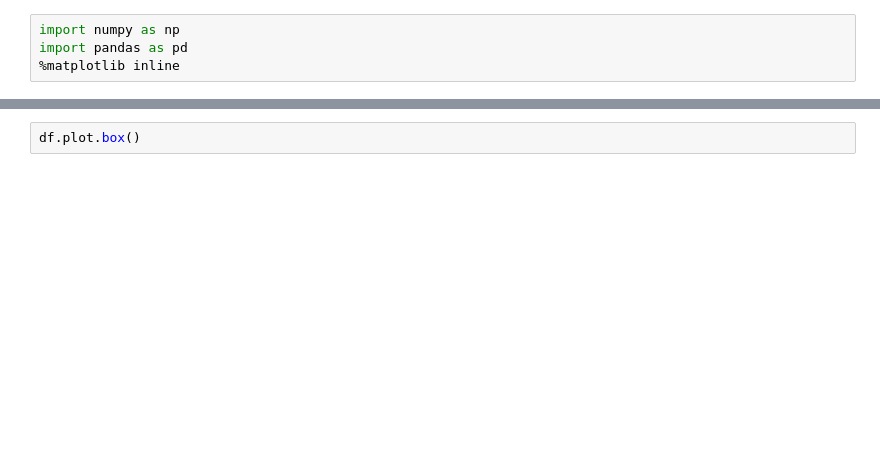
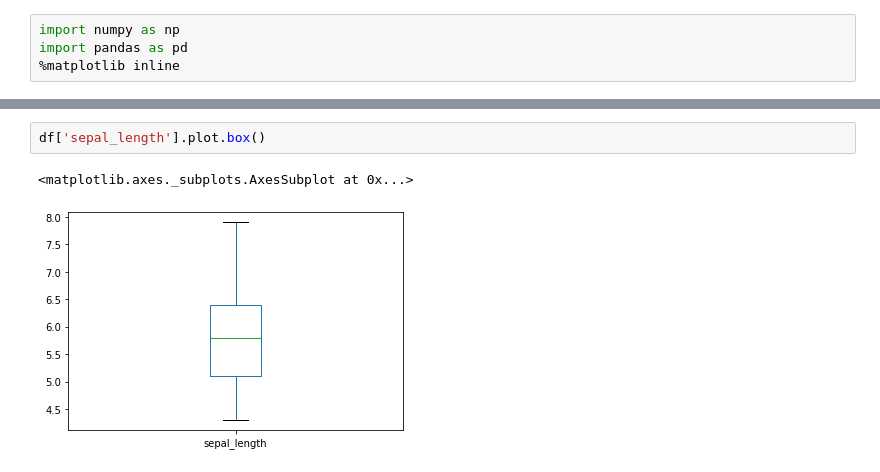
Before and after one commit to esnt/stat426, a Jupyter notebook: Notebooks/05-More-Pandas.ipynb, the cells around one changed output, grey strips where cells are left out. Cells and saved outputs as stored; diff of their text form; blank space fills up the shorter version.

```diff
--- a/Notebooks/05-More-Pandas.ipynb
+++ b/Notebooks/05-More-Pandas.ipynb
@@ -21,4 +86,7 @@ df['sepal_length'].plot.hist(bins=25)
 # %%
-df.plot.box()
+df['sepal_length'].plot.box()
+# %% [output]
+<matplotlib.axes._subplots.AxesSubplot at 0x...>
+[figure, added]
 # %%
 df.plot.kde()
```
Also changed, not shown: parts of 11 cells of this notebook, 2 other files.
